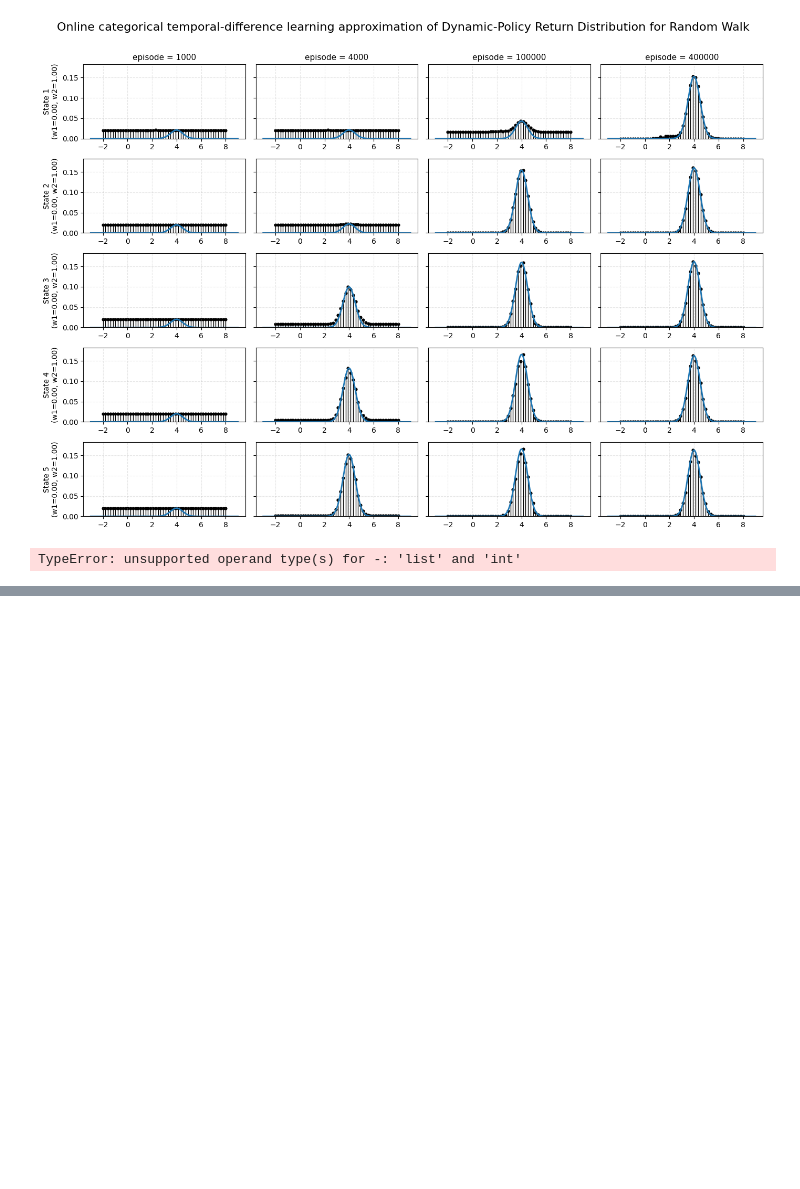
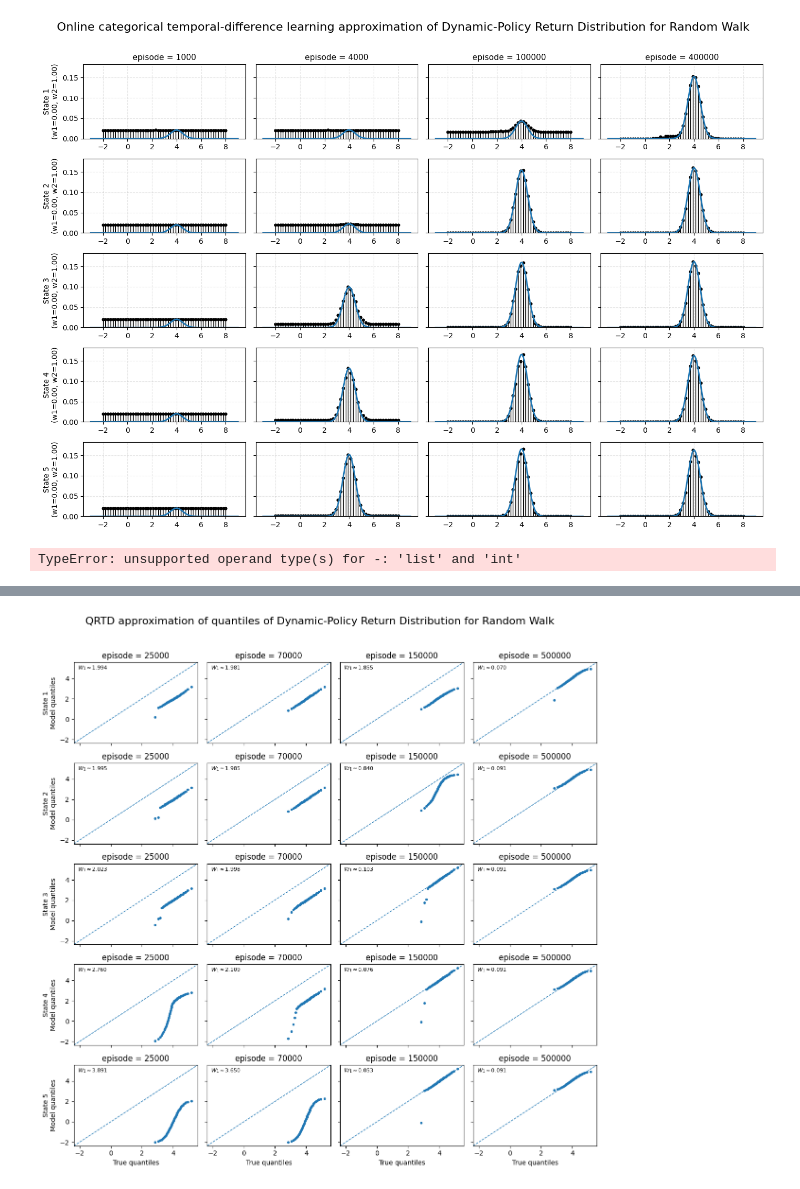
Before and after one commit to Isak-Petrin/distributional_RL_python, a Jupyter notebook: Welcome_to_Colab.ipynb, the cells around one changed output, grey strips where cells are left out. Cells and saved outputs as stored; diff of their text form; code cells hidden in the pictures; blank space fills up the shorter version.

```diff
--- a/Welcome_to_Colab.ipynb
+++ b/Welcome_to_Colab.ipynb
@@ -925,0 +1289,25 @@ array([0.83528103, 1.64876158, 1.87574335, 2.37970768, 2.60342679,
+# %%
+# Mixture parameters (same as in your example)
+mu1, var1 = 2, 1/4
+mu2, var2 = 4, 1/4
+N = 6                           # fixed denominator in w1(s) = s/N
+
+# Build true quantiles for all states using w1(s) = s/6
+true_q_all_states = build_true_quantiles_for_states(
+    agent1, mu1, var1, mu2, var2, N=N
+)
+
+
+states = [1, 2, 3, 4, 5]
+snapshot_indices = [25000-1, 70000-1, 150000-1, 500000-1]  # the ones in your screenshot
+
+plot_qq_over_time(
+    agent=agent1,
+    true_quantiles=q_true,  # built with your mixture and w1 = s/6
+    states=states,
+    episodes_to_plot=snapshot_indices,
+    taus=agent1.tau,
+    figsize=(12, 12)
+)
+# %% [output]
+[figure, added]
```
Also changed, not shown: parts of 12 cells of this notebook.
